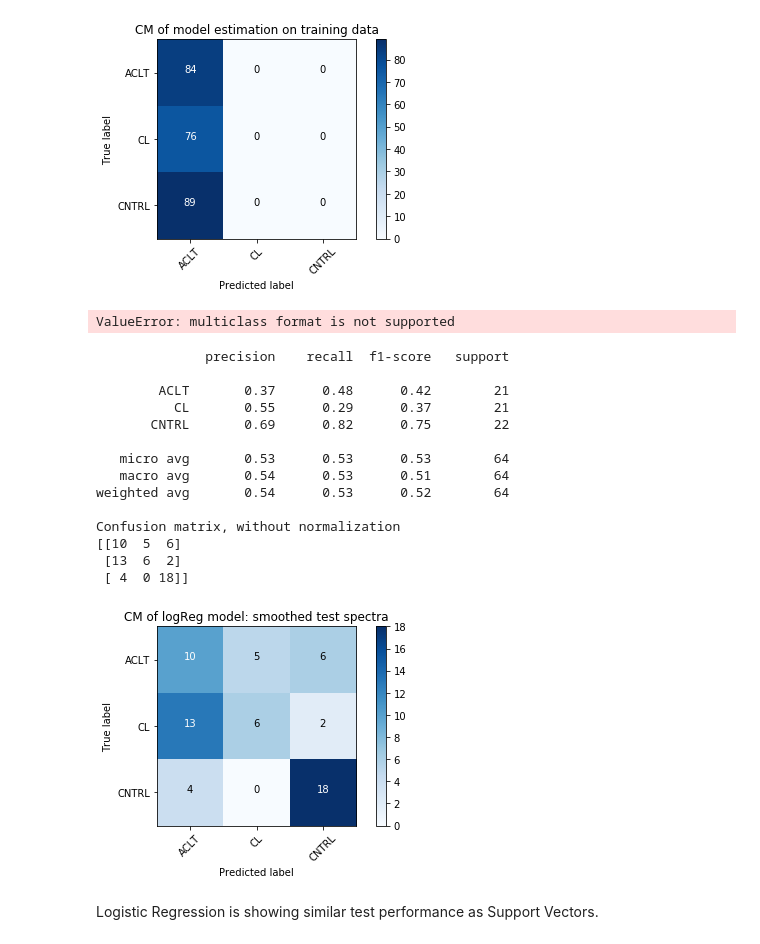
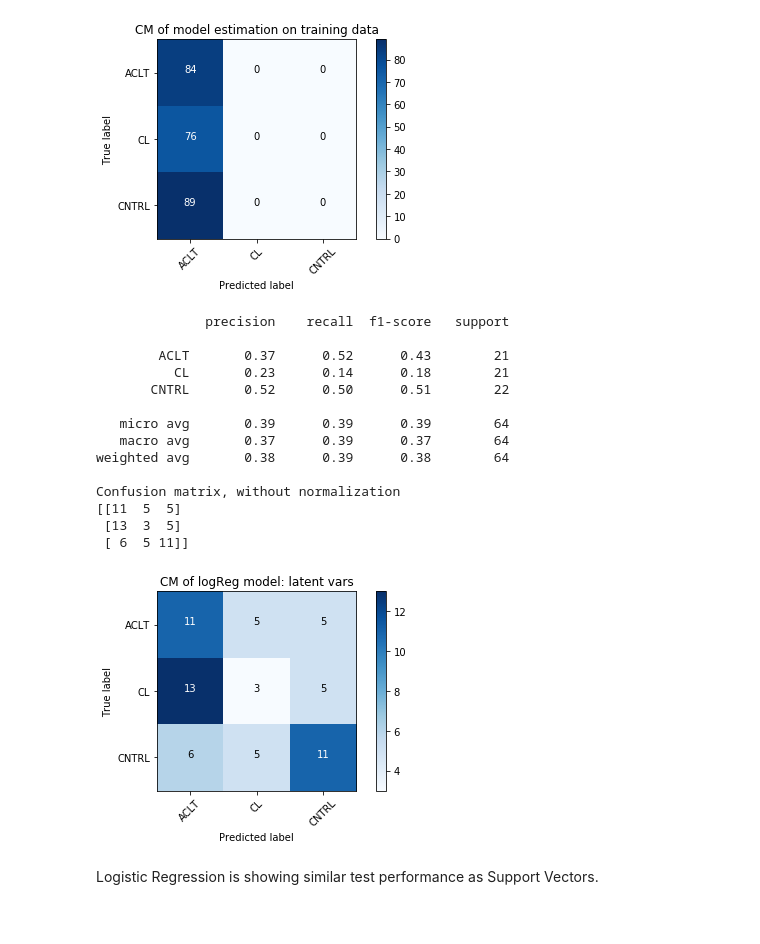
Before and after one commit to ioafara/ML_NIR, a Jupyter notebook: NIRS_ML_multi_class.ipynb, the cells around one changed output. Saved outputs shown, nothing was run; the diff lists cells and outputs as text; code cells hidden in the pictures.

```diff
--- a/NIRS_ML_multi_class.ipynb
+++ b/NIRS_ML_multi_class.ipynb
@@ -547,7 +532,7 @@ Confusion matrix, without normalization
 [figure]
 # %%
 # Build model using optimal parameters
-clf = SVC(C=100,kernel='linear')
+clf = SVC(C=20,kernel='linear')
 clf.fit(X_train_sm, y_train_label)
 
 # evaluate model on same training set
@@ -881,7 +862,7 @@ Confusion matrix, without normalization
 [figure]
 # %%
 # Re-train classifier using the optimal parameters
-clf = LogisticRegression(C=1000, penalty='l1',random_state=0)
+clf = LogisticRegression(C=1, penalty='l2',random_state=0)
 clf.fit(X_train_sm, y_train_label)
 
 # evaluate model on (same) training set
@@ -891,47 +872,45 @@ y_pred = pd.DataFrame(data=y_pred)
 logreg_calib_output = pd.concat([y_true, y_pred], axis=1)
 #logreg_calib_output.head(5)
 #export 'logreg_calib_output_aclt-cntrl' to csv'
-print('ROC_AUC = %.2f ' %(roc_auc_score(y_train_label, y_pred)))
+#print('ROC_AUC = %.2f ' %(roc_auc_score(y_train_label, y_pred)))
 #print('ROC_AUC = %.2f, kappa = %.2f' %(roc_auc_score(y_train_label, y_pred),
 #                                  cohen_kappa_score(y_train_label, y_pred)))
-# %% [output]
-ValueError: multiclass format is not supported
 # %%
 # evaluate model on test set
 y_true, y_pred = y_test_label, clf.predict(X_test_sm)
 print(classification_report(y_true, y_pred,target_names = classes))
 
 cm = confusion_matrix(y_true, y_pred)
 fig = plt.figure()
 plot_confusion_matrix(cm, classes=classes,# normalize=True
-                      title='CM of logReg model: smoothed test spectra')
+                      title='CM of logReg model: latent vars')
 plt.show()
-fig.savefig('figs/CM_lr_multi-class_9_2_sm.eps', format='eps', dpi=300)
+#fig.savefig('figs/CM_lr_multi-class_9_2_sm.eps', format='eps', dpi=300)
 
 y_true = pd.DataFrame(data=y_true)
 y_pred = pd.DataFrame(data=y_pred)
 logreg_test_output = pd.concat([y_true, y_pred], axis=1)
 #logreg_test_output.head()
 #export 'logreg_calib_output_aclt-cntrl' to csv
 
 #print('ROC_AUC = %.2f, kappa = %.2f' %(roc_auc_score(y_test_label, y_pred),
 #                                   cohen_kappa_score(y_test_label, y_pred)))
 # %% [output]
               precision    recall  f1-score   support
 
-        ACLT       0.37      0.48      0.42        21
-          CL       0.55      0.29      0.37        21
-       CNTRL       0.69      0.82      0.75        22
+        ACLT       0.37      0.52      0.43        21
+          CL       0.23      0.14      0.18        21
+       CNTRL       0.52      0.50      0.51        22
 
-   micro avg       0.53      0.53      0.53        64
-   macro avg       0.54      0.53      0.51        64
-weighted avg       0.54      0.53      0.52        64
+   micro avg       0.39      0.39      0.39        64
+   macro avg       0.37      0.39      0.37        64
+weighted avg       0.38      0.39      0.38        64
 
 Confusion matrix, without normalization
-[[10  5  6]
- [13  6  2]
- [ 4  0 18]]
+[[11  5  5]
+ [13  3  5]
+ [ 6  5 11]]
-[figure, old version]
+[figure, new version]
 # %% [markdown]
 Logistic Regression is showing similar test performance as Support Vectors.
 # %% [markdown]
```
Also changed, not shown: parts of 52 cells of this notebook.
